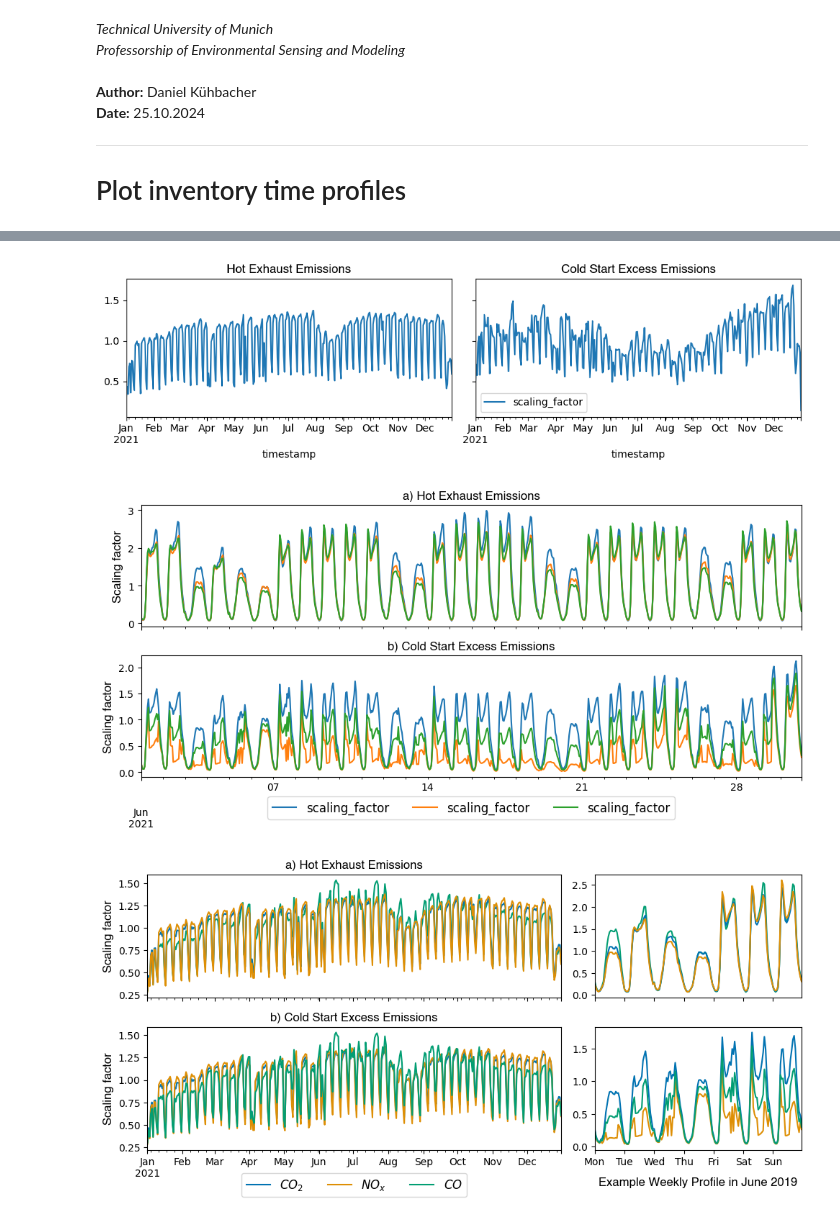
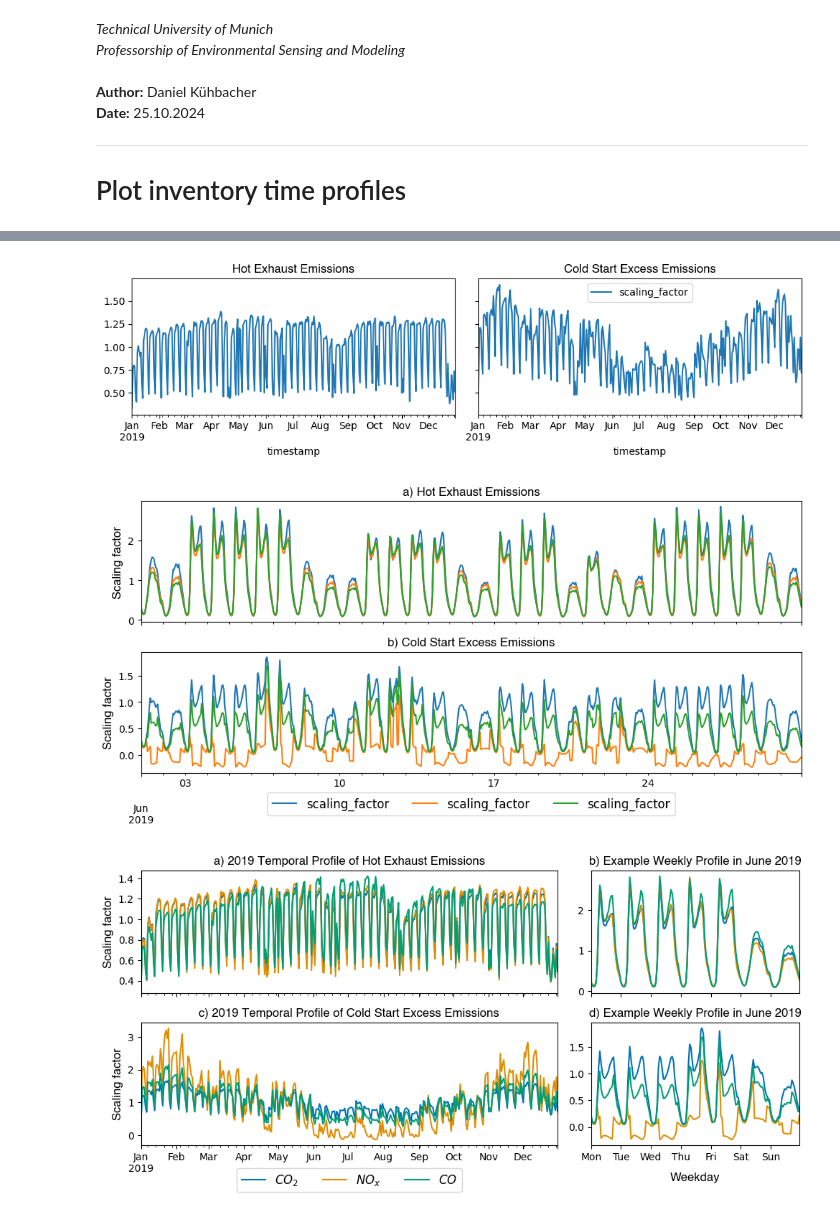
Before and after one commit to tum-esm/drive-inventory, a Jupyter notebook: notebooks/plotting and diagnostics/plot_inventory_timeprofiles.ipynb, the cells around one changed output, grey strips where cells are left out. Saved outputs shown, nothing was run; the diff lists cells and outputs as text; code cells hidden in the pictures.

Commit message:
update to some plots

```diff
--- a/notebooks/plotting and diagnostics/plot_inventory_timeprofiles.ipynb
+++ b/notebooks/plotting and diagnostics/plot_inventory_timeprofiles.ipynb
@@ -23,7 +23,7 @@ import seaborn as sns
 sys.path.append('../../utils')
 import data_paths
 # %%
-year = 2021
+year = 2019
 folderpath = data_paths.INVENTORY_PATH + 'temporal_profiles/'
 
 profile_fname = f'GNFR_F_hot_timeprofile_{year}.csv'
@@ -143,7 +143,7 @@ ax[1].set_title('Cold Start Excess Emissions',font = 'Helvetica', fontsize = 12)
 #plt.legend()
 plt.show()
 # %% [output]
-[figure, old version]
+[figure, new version]
 # %%
 # make a combiend plot
 fig, ax = plt.subplots(2,1, figsize=(10, 5), sharex=True, tight_layout=True)
@@ -175,51 +175,57 @@ ax[1].set_title('b) Cold Start Excess Emissions',font = 'Helvetica', fontsize =
 plt.legend(bbox_to_anchor =(0.5,-0.4), ncol = 3, loc = 'lower center', fontsize =12)
 plt.show()
 # %% [output]
-[figure, old version]
+[figure, new version]
 # %%
 fig, ax = plt.subplots(2,2, figsize=(10, 5), sharex='col', tight_layout=True, width_ratios=[2, 1])
 
 colors = sns.color_palette("colorblind")
 
 start_time_l = f'{year}-01-01'
 end_time_l = f'{year}-12-31'
 
-temp_profile.loc['CO2(rep)', year]['scaling_factor'].loc[start_time_l : end_time_l].resample('1d').mean().plot(ax = ax[1,0], label = '$CO_2$', color = colors[0])
-temp_profile.loc['NOx', year]['scaling_factor'].loc[start_time_l : end_time_l].resample('1d').mean().plot(ax = ax[1,0], label = '$NO_x$', color = colors[1])
-temp_profile.loc['CO', year]['scaling_factor'].loc[start_time_l : end_time_l].resample('1d').mean().plot(ax = ax[1,0], label = '$CO$', color = colors[2])
+temp_profile.loc['CO2(rep)', year]['scaling_factor'].loc[start_time_l : end_time_l].resample('1d').mean().plot(ax = ax[0,0], label = '$CO_2$', color = colors[0])
+temp_profile.loc['NOx', year]['scaling_factor'].loc[start_time_l : end_time_l].resample('1d').mean().plot(ax = ax[0,0], label = '$NO_x$', color = colors[1])
+temp_profile.loc['CO', year]['scaling_factor'].loc[start_time_l : end_time_l].resample('1d').mean().plot(ax = ax[0,0], label = '$CO$', color = colors[2])
 
-temp_profile.loc['CO', year].loc[start_time_l:end_time_l]\
-    ['scaling_factor'].resample('1d').mean().plot(ax = ax[0,0], label = '$CO$', color = colors[2])
-temp_profile.loc['CO2(rep)', year].loc[start_time_l:end_time_l]\
-    ['scaling_factor'].resample('1d').mean().plot(ax = ax[0,0], label = '$CO_2$', color = colors[0])
-temp_profile.loc['NOx', year].loc[start_time_l:end_time_l]\
-    ['scaling_factor'].resample('1d').mean().plot(ax = ax[0,0], label = '$NO_x$', color = colors[1])
+# cold start profiles
+temp_cold_start.loc['CO2(rep)', year].loc[start_time_l:end_time_l]\
+    ['scaling_factor'].resample('1d').mean().plot(ax = ax[1,0], label = '$CO_2$', color = colors[0])
+temp_cold_start.loc['NOx', year].loc[start_time_l:end_time_l]\
+    ['scaling_factor'].resample('1d').mean().plot(ax = ax[1,0], label = '$NO_x$', color = colors[1])
+temp_cold_start.loc['CO', year].loc[start_time_l:end_time_l]\
+    ['scaling_factor'].resample('1d').mean().plot(ax = ax[1,0], label = '$CO$', color = colors[2])
+
+
 start_time = f'{year}-06-03'
 end_time = f'{year}-06-09'
 
 temp_cold_start.loc['CO2(rep)', year]['scaling_factor'].loc[start_time : end_time].plot(ax = ax[1,1], label = '$CO_2$', color = colors[0])
 temp_cold_start.loc['NOx', year]['scaling_factor'].loc[start_time : end_time].plot(ax = ax[1,1], label = '$NO_x$', color = colors[1])
 temp_cold_start.loc['CO', year]['scaling_factor'].loc[start_time : end_time].plot(ax = ax[1,1], label = '$CO$', color = colors[2])
-temp_profile.loc['CO', year].loc[start_time:end_time]\
-    ['scaling_factor'].plot(ax = ax[0,1], label = '$CO$', color = colors[2])
+
 temp_profile.loc['CO2(rep)', year].loc[start_time:end_time]\
     ['scaling_factor'].plot(ax = ax[0,1], label = '$CO_2$', color = colors[0])
 temp_profile.loc['NOx', year].loc[start_time:end_time]\
     ['scaling_factor'].plot(ax = ax[0,1], label = '$NO_x$', color = colors[1])
+temp_profile.loc['CO', year].loc[start_time:end_time]\
+    ['scaling_factor'].plot(ax = ax[0,1], label = '$CO$', color = colors[2])
 
 ax[1,1].set_xticks(pd.date_range(start_time, end_time, freq='D'))
 ax[1,1].set_xticklabels(['Mon', 'Tue', 'Wed', 'Thu', 'Fri', 'Sat', 'Sun',])
-ax[1,1].set_xlabel('Example Weekly Profile in June 2019', fontsize = 12, font = 'Helvetica', labelpad = 10)
+ax[1,1].set_xlabel('Weekday', fontsize = 12, font = 'Helvetica', labelpad = 10)
 
 ax[1,0].set_xlabel(' ')
 ax[1,0].legend(bbox_to_anchor =(0.5,-0.43), ncol = 3, loc = 'lower center', fontsize =12)
 
-ax[0,0].set_title('a) Hot Exhaust Emissions',font = 'Helvetica', fontsize = 12)
-ax[1,0].set_title('b) Cold Start Excess Emissions',font = 'Helvetica', fontsize = 12)
+ax[0,0].set_title('a) 2019 Temporal Profile of Hot Exhaust Emissions',font = 'Helvetica', fontsize = 12)
+ax[1,0].set_title('c) 2019 Temporal Profile of Cold Start Excess Emissions',font = 'Helvetica', fontsize = 12)
+ax[0,1].set_title('b) Example Weekly Profile in June 2019',font = 'Helvetica', fontsize = 12)
+ax[1,1].set_title('d) Example Weekly Profile in June 2019',font = 'Helvetica', fontsize = 12)
 
 ax[1,0].set_ylabel('Scaling factor', font = 'Helvetica', fontsize = 12)
 ax[0,0].set_ylabel('Scaling factor', font = 'Helvetica', fontsize = 12)
 
 plt.show()
 # %% [output]
-[figure, old version]
+[figure, new version]
```
Also changed, not shown: parts of 3 cells of this notebook, 1 other file.
